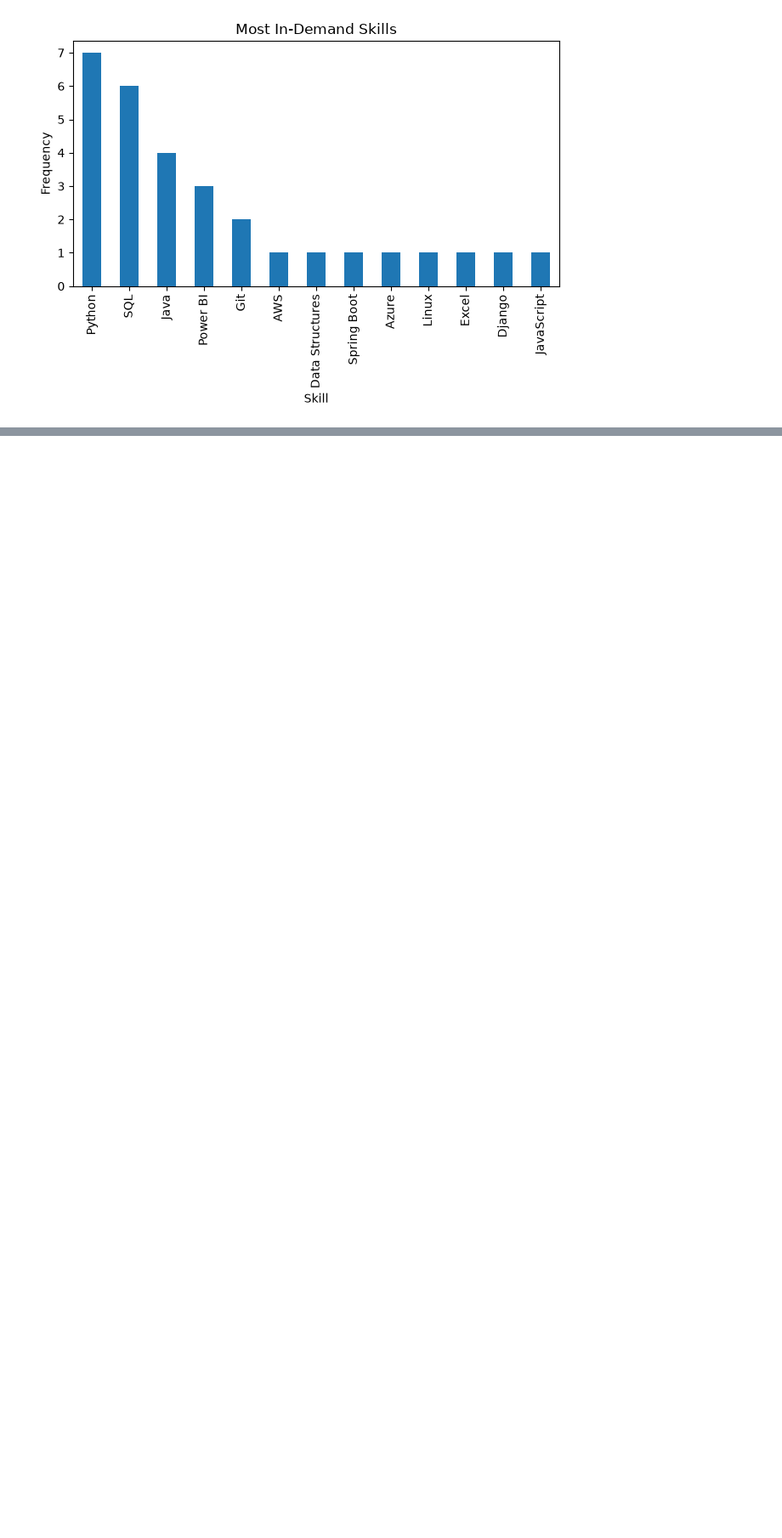
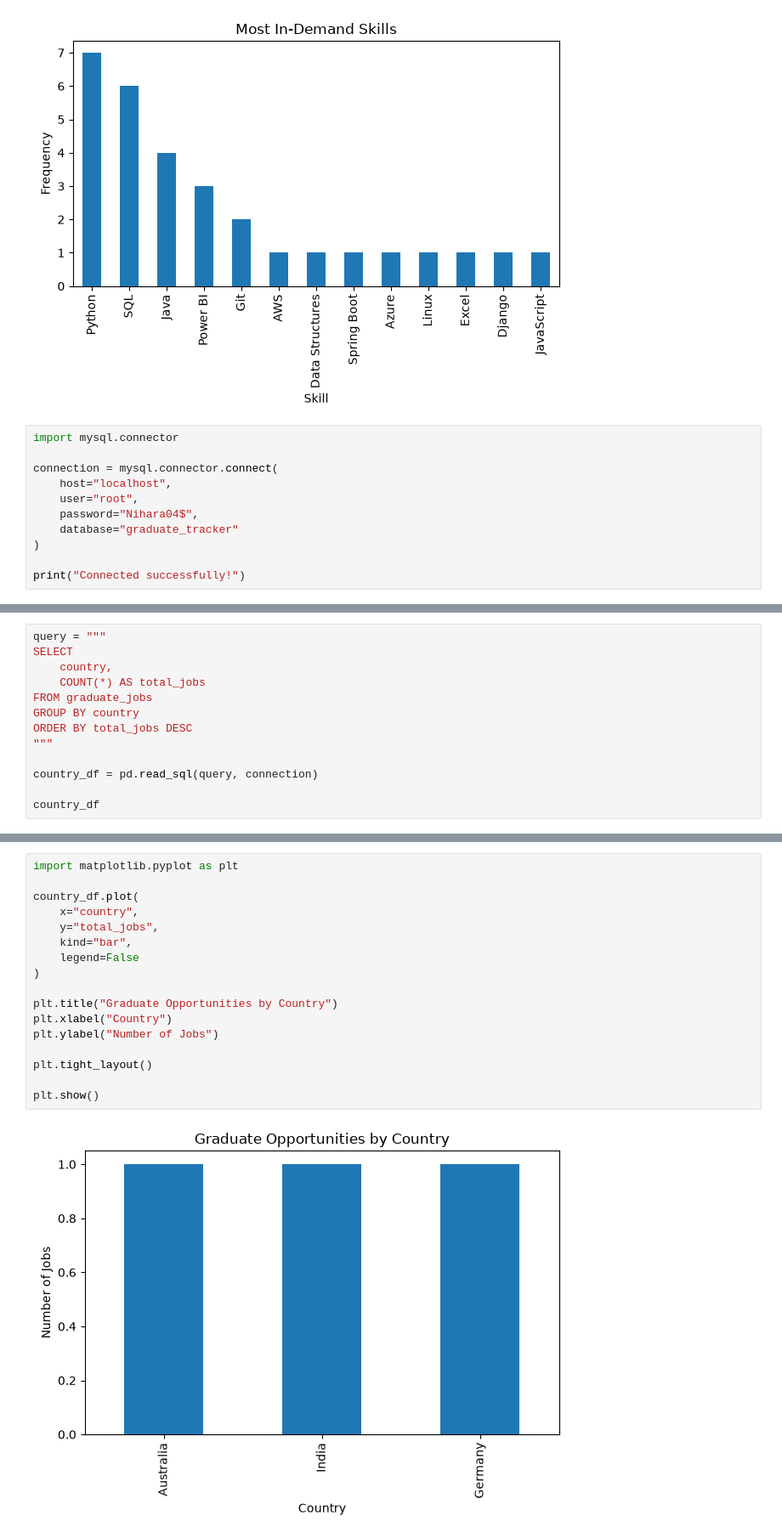
Before and after one commit to nihararajith/Global-Graduate-Opportunities-Tracker, a Jupyter notebook: notebooks/job_market_analysis.ipynb, the cells around one changed output, grey strips where cells are left out. Shown at 85% size. Cells and saved outputs as stored; diff of their text form; blank space fills up the shorter version.

Commit message:
Added SQL-based country analysis

```diff
--- a/notebooks/job_market_analysis.ipynb
+++ b/notebooks/job_market_analysis.ipynb
@@ -100,3 +100,14 @@ plt.savefig("../screenshots/top_skills.png")
 plt.show()
 # %% [output]
 [figure]
+# %%
+import mysql.connector
+
+connection = mysql.connector.connect(
+    host="localhost",
+    user="root",
+    password="Nihara04$",
+    database="graduate_tracker"
+)
+
+print("Connected successfully!")
@@ -102,0 +152,13 @@ plt.show()
+# %%
+query = """
+SELECT
+    country,
+    COUNT(*) AS total_jobs
+FROM graduate_jobs
+GROUP BY country
+ORDER BY total_jobs DESC
+"""
+
+country_df = pd.read_sql(query, connection)
+
+country_df
@@ -103,3 +170,22 @@ plt.show()
+# %%
+import matplotlib.pyplot as plt
+
+country_df.plot(
+    x="country",
+    y="total_jobs",
+    kind="bar",
+    legend=False
+)
+
+plt.title("Graduate Opportunities by Country")
+plt.xlabel("Country")
+plt.ylabel("Number of Jobs")
+
+plt.tight_layout()
+
+plt.show()
+# %% [output]
+[figure, added]
 # %% [markdown]
 # Key Findings
 
```
Also changed, not shown: parts of 3 cells of this notebook, 1 other file.
